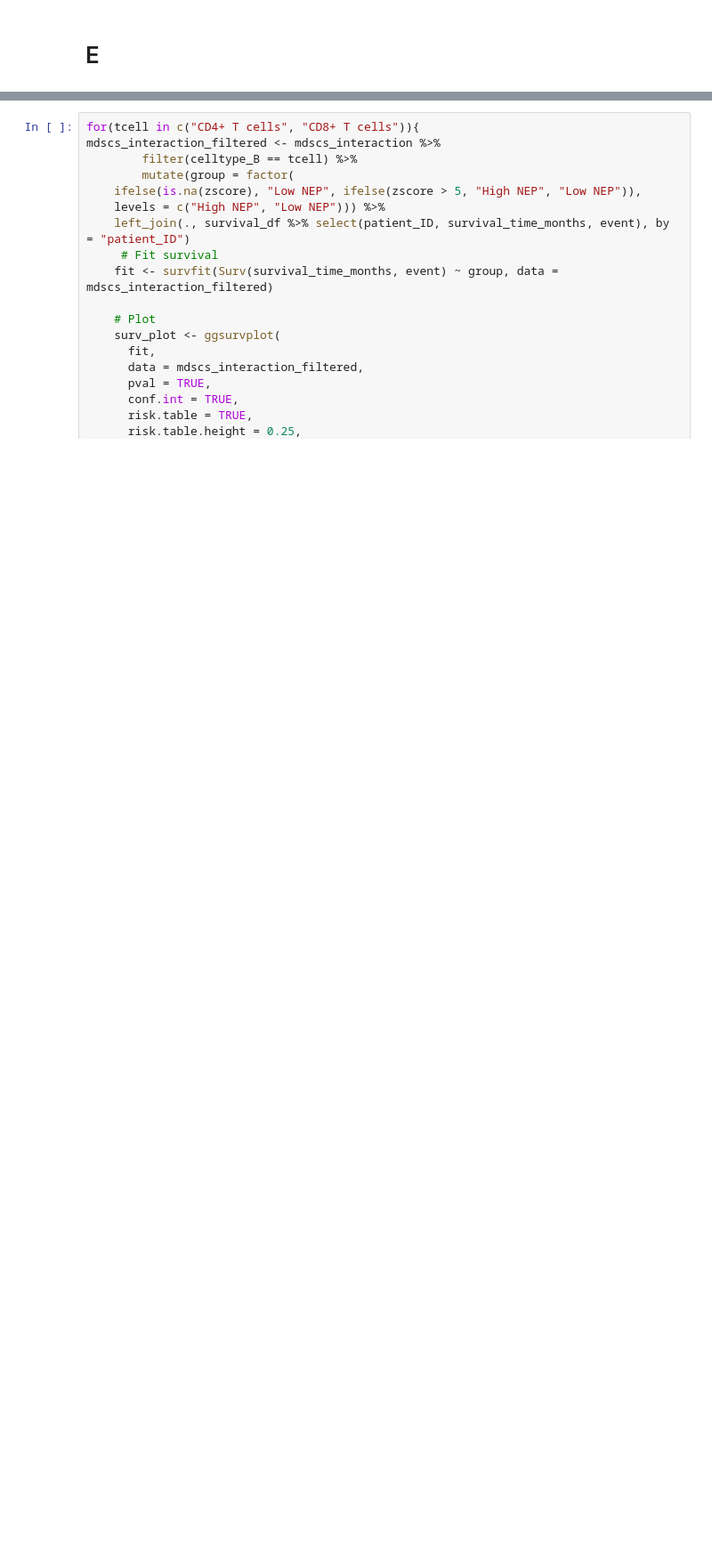
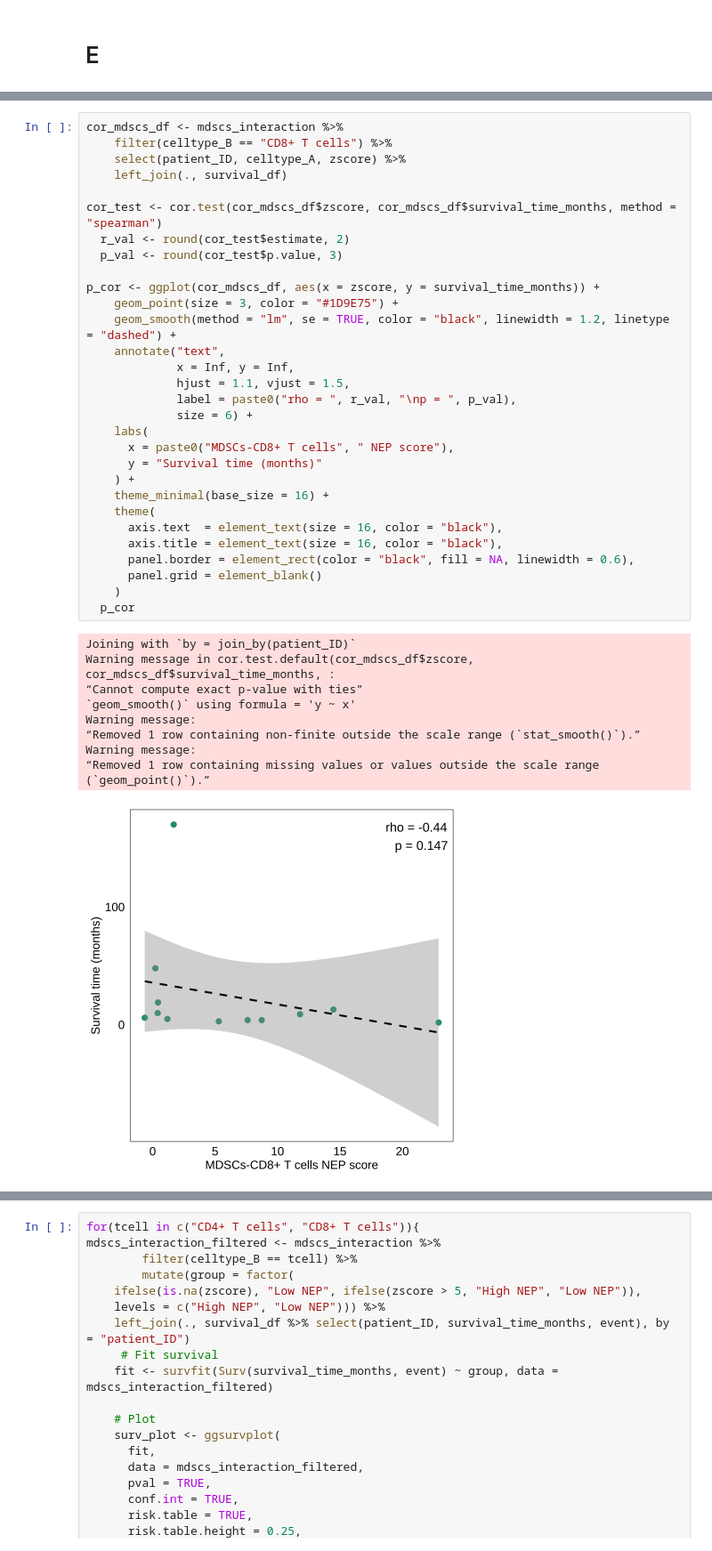
Before and after one commit to SchapiroLabor/NUT_spatial, a Jupyter notebook: figures/figure_6_R.ipynb, the cells around one changed output, grey strips where cells are left out. Shown at 89% size. Cells and saved outputs as stored; diff of their text form; blank space fills up the shorter version.

```diff
--- a/figures/figure_6_R.ipynb
+++ b/figures/figure_6_R.ipynb
@@ -414,0 +458,41 @@ mdscs_interaction <- interaction_df %>%
+# %%
+cor_mdscs_df <- mdscs_interaction %>%
+    filter(celltype_B == "CD8+ T cells") %>%
+    select(patient_ID, celltype_A, zscore) %>%
+    left_join(., survival_df)
+
+cor_test <- cor.test(cor_mdscs_df$zscore, cor_mdscs_df$survival_time_months, method = "spearman")
+  r_val <- round(cor_test$estimate, 2)
+  p_val <- round(cor_test$p.value, 3)
+
+p_cor <- ggplot(cor_mdscs_df, aes(x = zscore, y = survival_time_months)) +
+    geom_point(size = 3, color = "#1D9E75") +
+    geom_smooth(method = "lm", se = TRUE, color = "black", linewidth = 1.2, linetype = "dashed") +
+    annotate("text",
+             x = Inf, y = Inf,
+             hjust = 1.1, vjust = 1.5,
+             label = paste0("rho = ", r_val, "\np = ", p_val),
+             size = 6) +
+    labs(
+      x = paste0("MDSCs-CD8+ T cells", " NEP score"),
+      y = "Survival time (months)"
+    ) +
+    theme_minimal(base_size = 16) +
+    theme(
+      axis.text  = element_text(size = 16, color = "black"),
+      axis.title = element_text(size = 16, color = "black"),
+      panel.border = element_rect(color = "black", fill = NA, linewidth = 0.6),
+      panel.grid = element_blank()
+    )
+  p_cor
+# %% [output]
+Joining with `by = join_by(patient_ID)`
+Warning message in cor.test.default(cor_mdscs_df$zscore, cor_mdscs_df$survival_time_months, :
+“Cannot compute exact p-value with ties”
+`geom_smooth()` using formula = 'y ~ x'
+Warning message:
+“Removed 1 row containing non-finite outside the scale range (`stat_smooth()`).”
+Warning message:
+“Removed 1 row containing missing values or values outside the scale range
+(`geom_point()`).”
+[figure, added]
```
Also changed, not shown: parts of 15 cells of this notebook, 4 other files.
